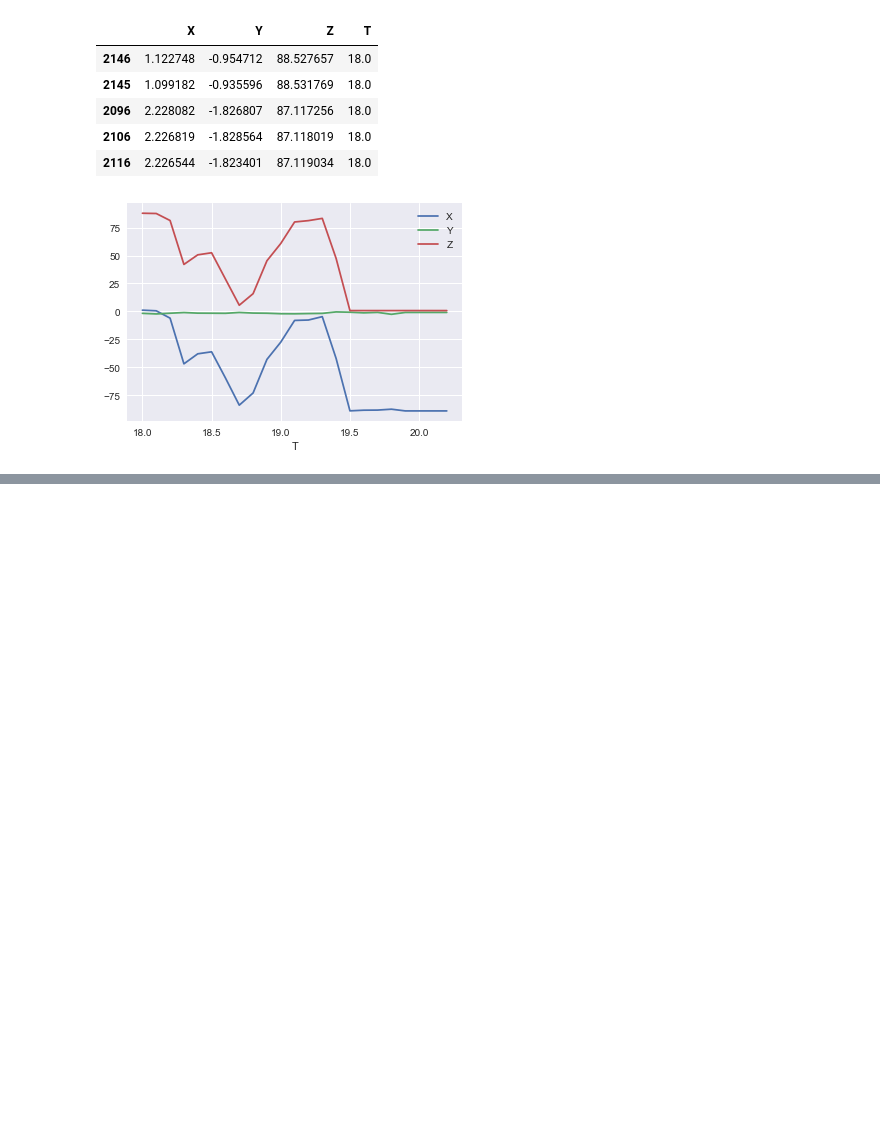
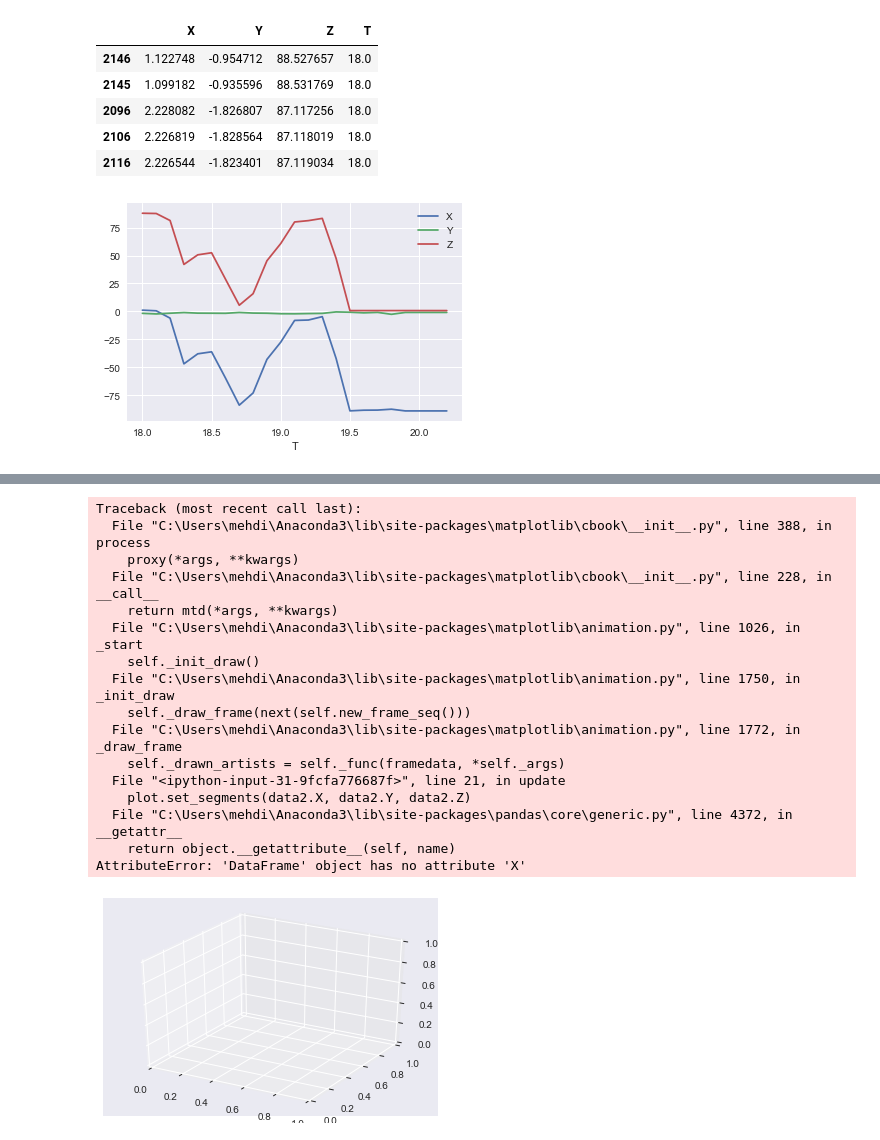
Before and after one commit to mehdig-exe/Third-Year-Project, a Jupyter notebook: Mehdi/Data Analysis.ipynb, the cells around one changed output, grey strips where cells are left out. Drawn from its saved outputs; the diff is of its cells as text; code cells hidden in the pictures; blank space fills up the shorter version.

```diff
--- a/Mehdi/Data Analysis.ipynb
+++ b/Mehdi/Data Analysis.ipynb
@@ -67,0 +126,43 @@ plt.show()
+# %%
+crossArray = []
+X,Y,Z,T = [],[],[],[]
+
+
+for i,j in enumerate(x1[0:2146]):
+    crossArray.append(np.cross(x1[i],x1[i+1],))
+    X.append(x1[i][0])
+    Y.append(x1[i][1])
+    Z.append(x1[i][2])
+
+%matplotlib inline
+fig = plt.figure()
+ax = plt.axes(projection='3d')
+plot = ax.quiver(*segs, length=0.1, normalize=True)
+data2 = pd.read_csv('Data2.csv', index_col=0)
+grouped = data2.groupby('No')
+iterator = iter(grouped)
+
+def update(i):
+    segs =
+    plot.set_segments(data2.X, data2.Y, data2.Z)
+
+ani = FuncAnimation(fig, update, interval=1000)
+plt.show()
+# %% [output]
+Traceback (most recent call last):
+  File "C:\Users\mehdi\Anaconda3\lib\site-packages\matplotlib\cbook\__init__.py", line 388, in process
+    proxy(*args, **kwargs)
+  File "C:\Users\mehdi\Anaconda3\lib\site-packages\matplotlib\cbook\__init__.py", line 228, in __call__
+    return mtd(*args, **kwargs)
+  File "C:\Users\mehdi\Anaconda3\lib\site-packages\matplotlib\animation.py", line 1026, in _start
+    self._init_draw()
+  File "C:\Users\mehdi\Anaconda3\lib\site-packages\matplotlib\animation.py", line 1750, in _init_draw
+    self._draw_frame(next(self.new_frame_seq()))
+  File "C:\Users\mehdi\Anaconda3\lib\site-packages\matplotlib\animation.py", line 1772, in _draw_frame
+    self._drawn_artists = self._func(framedata, *self._args)
+  File "<ipython-input-31-9fcfa776687f>", line 21, in update
+    plot.set_segments(data2.X, data2.Y, data2.Z)
+  File "C:\Users\mehdi\Anaconda3\lib\site-packages\pandas\core\generic.py", line 4372, in __getattr__
+    return object.__getattribute__(self, name)
+AttributeError: 'DataFrame' object has no attribute 'X'
+[figure, added]
```
Also changed, not shown: parts of 6 cells of this notebook.
